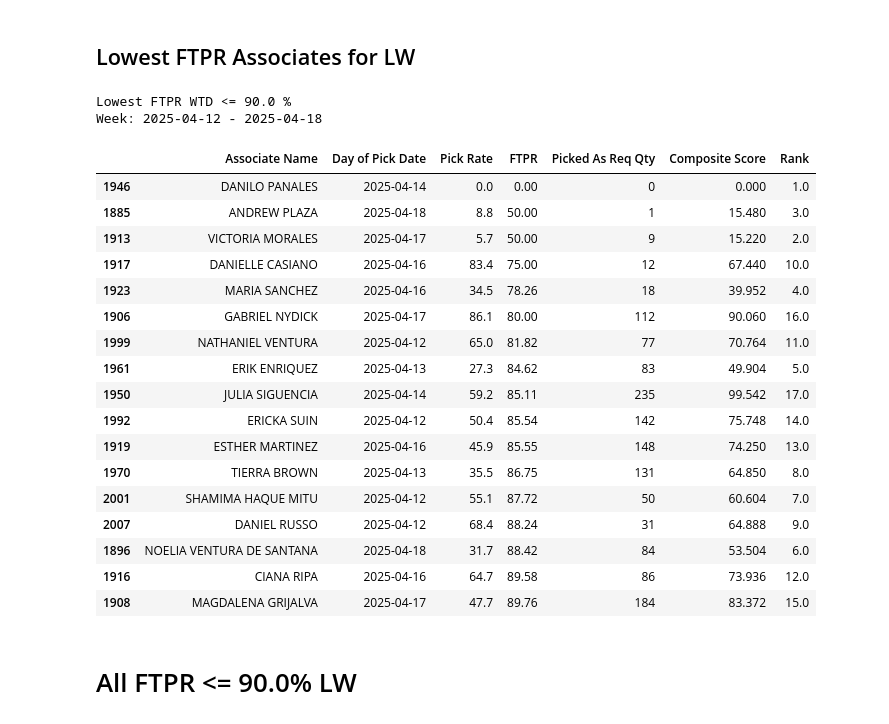
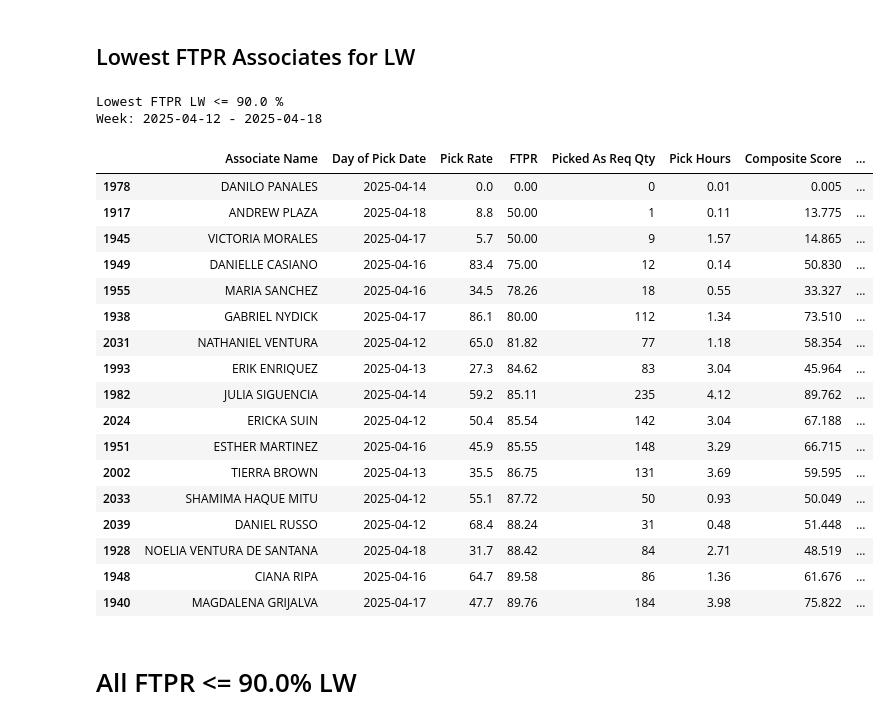
Before and after one commit to toogoodbruh/WalmartMetrics, a Jupyter notebook: WalmartAssociateMetrics.ipynb, the cells around one changed output. Saved outputs shown, nothing was run; the diff lists cells and outputs as text; code cells hidden in the pictures.

```diff
--- a/WalmartAssociateMetrics.ipynb
+++ b/WalmartAssociateMetrics.ipynb
@@ -1270,6 +1272,7 @@ today = dt.datetime.today()
 today = today.strftime("%Y-%m-%d")
 week_of_interest = df["Week"].max() #defaults to most recent week
 
+df['Pick Hours'] = df['Pick Hours'].astype(float)
 # Filter the data for the specified week
 df_week = df[df['Week'] == week_of_interest]
 df_week = df_week.loc[df_week['Store #'] == 3266, :]
@@ -1358,7 +1361,8 @@ avdf row count: 27
 df['Composite Score'] = (
     picked_as_req_modifier * df['Picked As Req Qty'] +  # Weight for Items Picked
     pickrate_modifier * df['Pick Rate'] +       # Weight for Pick Rate
-    ftpr_modifier * df['FTPR']              # Weight for FTPR
+    ftpr_modifier * df['FTPR'] +              # Weight for FTPR
+    pick_hours_modifier * df['Pick Hours'].astype(float)  # Weight for Pick Hours
 )
 
 # Find the best day for each associate
@@ -1457,13 +1462,13 @@ top_associates_per_week[['Custom Week Start', 'Associate Name', 'Picked As Req Q
 <h2>WTD Composite Score Rankings</h2>
 # %%
 # Calculate Composite Score (can modify the weights here as needed)
-df['Composite Score'] = (df['Pick Rate'] * pickrate_modifier) + (df['FTPR'] * ftpr_modifier) + (df['Picked As Req Qty'] * picked_as_req_modifier)
+df['Composite Score'] = (df['Pick Rate'] * pickrate_modifier) + (df['FTPR'] * ftpr_modifier) + (df['Picked As Req Qty'] * picked_as_req_modifier) + (df['Pick Hours'].astype(float) * pick_hours_modifier)
 
 # Filter rows where Picked As Req Qty is less than num
 df_3266 = df.loc[df['Store #'] == 3266, :]
 num = 1
-df_filtered = df[df['Picked As Req Qty'] >= num] #all stores in market 178
-df_filtered = df_3266[df_3266['Picked As Req Qty'] >= num]
+df_filtered = df[df['Picked As Req Qty'] >= picked_as_req_composite_threshold] #all stores in market 178
+df_filtered = df_3266[df_3266['Picked As Req Qty'] >= picked_as_req_composite_threshold]
 
 # Specify the week for analysis
 week_of_interest = '2025-01-18 to 2025-01-24' #manual range
@@ -1486,7 +1491,7 @@ best_day_of_week_sorted = best_day_of_week.sort_values(by='Rank')
 print('WTD Composite Scores')
 print(f'Week: {week_of_interest}')
 #print(best_day_of_week_sorted[['Associate Name', 'Day of Pick Date', 'Pick Rate', 'FTPR', 'Picked As Req Qty', 'Composite Score', 'Rank']])
-best_day_of_week_printdf = best_day_of_week_sorted[['Associate Name', 'Day of Pick Date', 'Pick Rate', 'FTPR', 'Picked As Req Qty', 'Composite Score', 'Rank']]
+best_day_of_week_printdf = best_day_of_week_sorted[['Associate Name', 'Day of Pick Date', 'Pick Rate', 'FTPR', 'Picked As Req Qty', 'Pick Hours', 'Composite Score', 'Rank']]
 best_day_of_week_printdf.head(30)
 # %% [output]
 WTD Composite Scores
@@ -1515,7 +1520,8 @@ Week: 2025-04-19 to 2025-04-25
 df['Composite Score'] = (
     (df['Pick Rate'] * pickrate_modifier) +
     (df['FTPR'] * ftpr_modifier) +
-    (df['Picked As Req Qty'] * picked_as_req_modifier)
+    (df['Picked As Req Qty'] * picked_as_req_modifier) +
+    (df['Pick Hours'] * pick_hours_modifier)
 )
 
 df_3266 = df.loc[df['Store #'] == 3266, :]
@@ -1617,37 +1623,37 @@ df.loc[(df['Associate Name'] == 'MAGDALENA GRIJALVA') & (df['Week'] == '2025-04-
 # %%
 lowest_ftpr = df_week.loc[df_week.groupby('Associate Name')['FTPR'].idxmin()].copy()
 #lowest_ftpr = df_week.loc[df_week.groupby('Associate Name')['FTPR'] <= 90.0].copy()
 
 lowest_ftpr = lowest_ftpr.loc[lowest_ftpr['FTPR'] <= 90.0]
 # Rank associates by Composite Score (descending order)
 lowest_ftpr['Rank'] = lowest_ftpr['Composite Score'].rank(ascending=True, method='min')
 lowest_ftpr = lowest_ftpr.sort_values(by='FTPR', ascending=True)
 # Display results
-print('Lowest FTPR WTD <= 90.0 %')
+print('Lowest FTPR LW <= 90.0 %')
 print(f'Week: {last_full_week_start.date()} - {last_full_week_end.date()}')
 #print(best_day_of_week_sorted[['Associate Name', 'Day of Pick Date', 'Pick Rate', 'FTPR', 'Picked As Req Qty', 'Composite Score', 'Rank']].head(15))
-lowest_ftpr[['Associate Name', 'Day of Pick Date', 'Pick Rate', 'FTPR', 'Picked As Req Qty', 'Composite Score', 'Rank']]
+lowest_ftpr[['Associate Name', 'Day of Pick Date', 'Pick Rate', 'FTPR', 'Picked As Req Qty', 'Pick Hours', 'Composite Score', 'Rank']]
 # %% [output]
-Lowest FTPR WTD <= 90.0 %
+Lowest FTPR LW <= 90.0 %
 Week: 2025-04-12 - 2025-04-18
-|  | Associate Name | Day of Pick Date | Pick Rate | FTPR | Picked As Req Qty | Composite Score | Rank |
-| 1946 | DANILO PANALES | 2025-04-14 | 0.0 | 0.00 | 0 | 0.000 | 1.0 |
-| 1885 | ANDREW PLAZA | 2025-04-18 | 8.8 | 50.00 | 1 | 15.480 | 3.0 |
-| 1913 | VICTORIA MORALES | 2025-04-17 | 5.7 | 50.00 | 9 | 15.220 | 2.0 |
-| 1917 | DANIELLE CASIANO | 2025-04-16 | 83.4 | 75.00 | 12 | 67.440 | 10.0 |
-| 1923 | MARIA SANCHEZ | 2025-04-16 | 34.5 | 78.26 | 18 | 39.952 | 4.0 |
-| 1906 | GABRIEL NYDICK | 2025-04-17 | 86.1 | 80.00 | 112 | 90.060 | 16.0 |
-| 1999 | NATHANIEL VENTURA | 2025-04-12 | 65.0 | 81.82 | 77 | 70.764 | 11.0 |
-| 1961 | ERIK ENRIQUEZ | 2025-04-13 | 27.3 | 84.62 | 83 | 49.904 | 5.0 |
-| 1950 | JULIA SIGUENCIA | 2025-04-14 | 59.2 | 85.11 | 235 | 99.542 | 17.0 |
-| 1992 | ERICKA SUIN | 2025-04-12 | 50.4 | 85.54 | 142 | 75.748 | 14.0 |
-| 1919 | ESTHER MARTINEZ | 2025-04-16 | 45.9 | 85.55 | 148 | 74.250 | 13.0 |
-| 1970 | TIERRA BROWN | 2025-04-13 | 35.5 | 86.75 | 131 | 64.850 | 8.0 |
-| 2001 | SHAMIMA HAQUE MITU | 2025-04-12 | 55.1 | 87.72 | 50 | 60.604 | 7.0 |
-| 2007 | DANIEL RUSSO | 2025-04-12 | 68.4 | 88.24 | 31 | 64.888 | 9.0 |
-| 1896 | NOELIA VENTURA DE SANTANA | 2025-04-18 | 31.7 | 88.42 | 84 | 53.504 | 6.0 |
-| 1916 | CIANA RIPA | 2025-04-16 | 64.7 | 89.58 | 86 | 73.936 | 12.0 |
-| 1908 | MAGDALENA GRIJALVA | 2025-04-17 | 47.7 | 89.76 | 184 | 83.372 | 15.0 |
+|  | Associate Name | Day of Pick Date | Pick Rate | FTPR | Picked As Req Qty | Pick Hours | Composite Score | ... |
+| 1978 | DANILO PANALES | 2025-04-14 | 0.0 | 0.00 | 0 | 0.01 | 0.005 | ... |
+| 1917 | ANDREW PLAZA | 2025-04-18 | 8.8 | 50.00 | 1 | 0.11 | 13.775 | ... |
+| 1945 | VICTORIA MORALES | 2025-04-17 | 5.7 | 50.00 | 9 | 1.57 | 14.865 | ... |
+| 1949 | DANIELLE CASIANO | 2025-04-16 | 83.4 | 75.00 | 12 | 0.14 | 50.830 | ... |
+| 1955 | MARIA SANCHEZ | 2025-04-16 | 34.5 | 78.26 | 18 | 0.55 | 33.327 | ... |
+| 1938 | GABRIEL NYDICK | 2025-04-17 | 86.1 | 80.00 | 112 | 1.34 | 73.510 | ... |
+| 2031 | NATHANIEL VENTURA | 2025-04-12 | 65.0 | 81.82 | 77 | 1.18 | 58.354 | ... |
+| 1993 | ERIK ENRIQUEZ | 2025-04-13 | 27.3 | 84.62 | 83 | 3.04 | 45.964 | ... |
+| 1982 | JULIA SIGUENCIA | 2025-04-14 | 59.2 | 85.11 | 235 | 4.12 | 89.762 | ... |
+| 2024 | ERICKA SUIN | 2025-04-12 | 50.4 | 85.54 | 142 | 3.04 | 67.188 | ... |
+| 1951 | ESTHER MARTINEZ | 2025-04-16 | 45.9 | 85.55 | 148 | 3.29 | 66.715 | ... |
+| 2002 | TIERRA BROWN | 2025-04-13 | 35.5 | 86.75 | 131 | 3.69 | 59.595 | ... |
+| 2033 | SHAMIMA HAQUE MITU | 2025-04-12 | 55.1 | 87.72 | 50 | 0.93 | 50.049 | ... |
+| 2039 | DANIEL RUSSO | 2025-04-12 | 68.4 | 88.24 | 31 | 0.48 | 51.448 | ... |
+| 1928 | NOELIA VENTURA DE SANTANA | 2025-04-18 | 31.7 | 88.42 | 84 | 2.71 | 48.519 | ... |
+| 1948 | CIANA RIPA | 2025-04-16 | 64.7 | 89.58 | 86 | 1.36 | 61.676 | ... |
+| 1940 | MAGDALENA GRIJALVA | 2025-04-17 | 47.7 | 89.76 | 184 | 3.98 | 75.822 | ... |
 # %% [markdown]
 <h1>All FTPR <= 90.0% LW</h1>
 # %%
```
Also changed, not shown: parts of 42 cells of this notebook.
